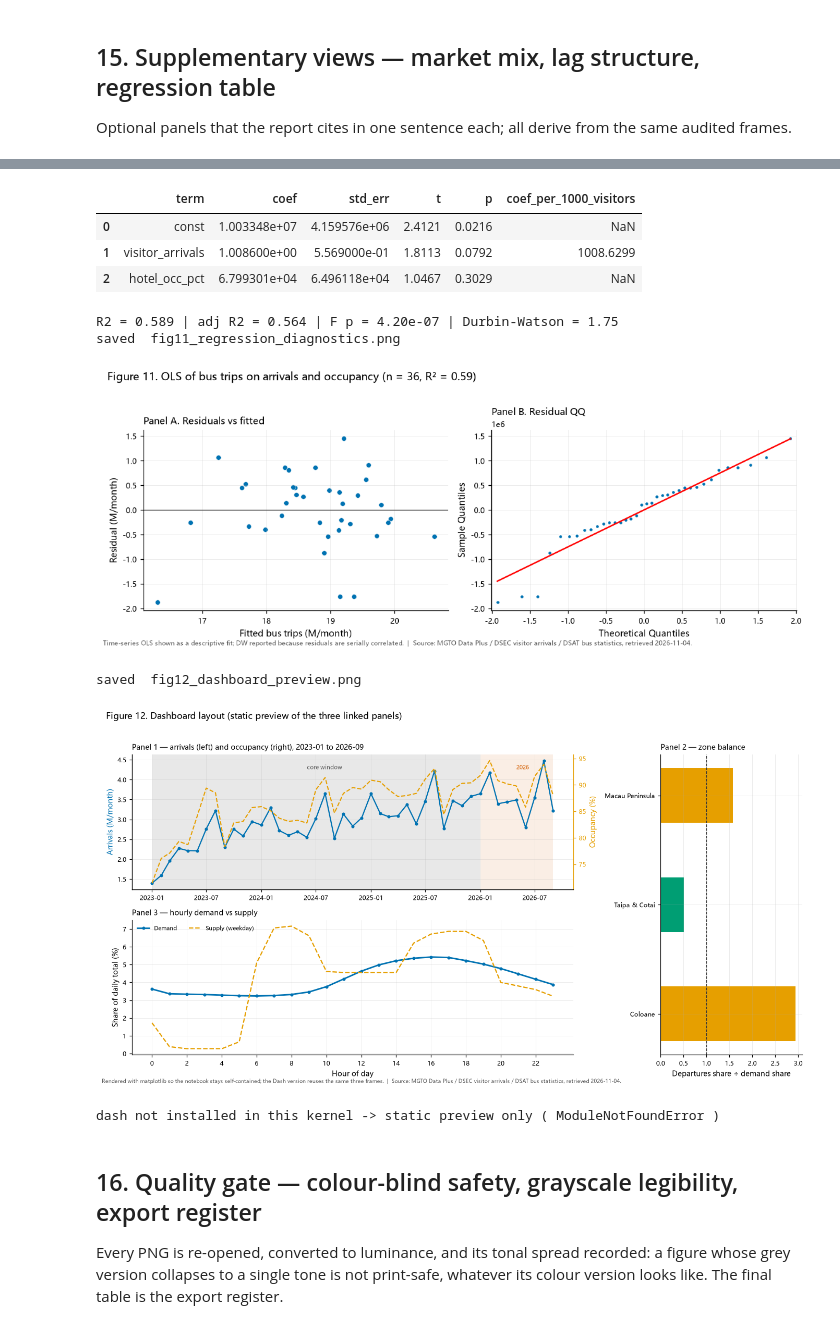
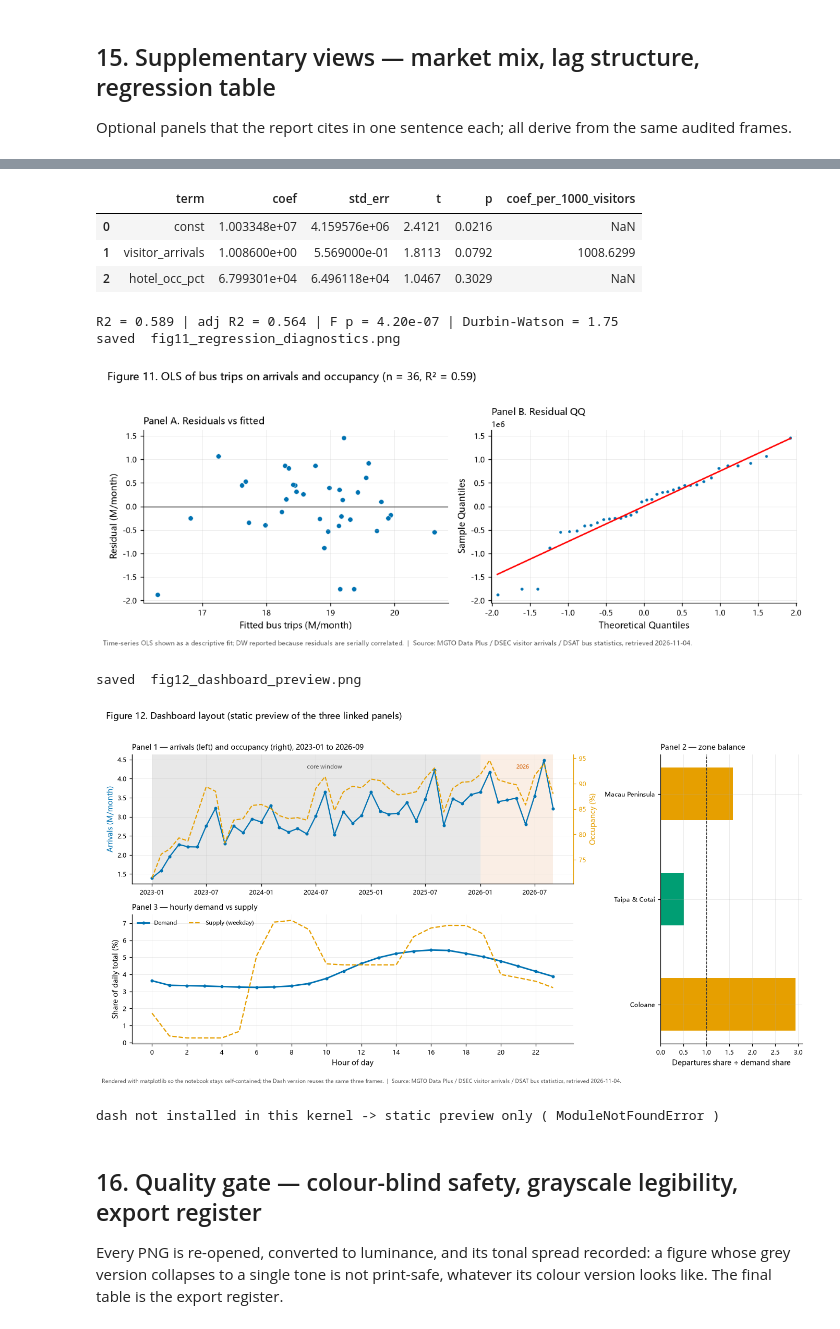
Before and after one commit to FongChinWai-Vivi/CISC7204-ClassE-Team01-2026GitHub, a Jupyter notebook: notebooks/CISC7204_ClassE_Team01_Visualization_lucas_pending test.ipynb, the cells around one changed output, grey strips where cells are left out. Saved outputs shown, nothing was run; the diff lists cells and outputs as text; code cells hidden in the pictures.

```diff
--- a/notebooks/CISC7204_ClassE_Team01_Visualization_lucas_pending test.ipynb
+++ b/notebooks/CISC7204_ClassE_Team01_Visualization_lucas_pending test.ipynb
@@ -1152,7 +1153,7 @@ ax[1].set_title("Panel B. Residual QQ", loc="left")
 fig.suptitle(f"Figure 11. OLS of bus trips on arrivals and occupancy (n = 36, R\u00b2 = {m1.rsquared:.2f})",
              x=0.01, ha="left", y=1.02)
 stamp(fig, "Time-series OLS shown as a descriptive fit; DW reported because residuals are serially correlated.")
-fig.tight_layout()
+fig.tight_layout(rect=(0, 0.03, 1, 1))
 save_fig(fig, "fig11_regression_diagnostics.png")
 plt.show()
 # %% [output]
@@ -1162,7 +1163,7 @@ plt.show()
 | 2 | hotel_occ_pct | 6.799301e+04 | 6.496118e+04 | 1.0467 | 0.3029 | NaN |
 R2 = 0.589 | adj R2 = 0.564 | F p = 4.20e-07 | Durbin-Watson = 1.75
 saved  fig11_regression_diagnostics.png
-[figure, old version]
+[figure, new version]
 # %%
 # Dashboard: the deliverable is a static composition that mirrors the Dash layout,
 # so the notebook needs neither a live server nor a browser.
@@ -1185,35 +1186,35 @@ ax.text(TS("2026-05-01"), ax.get_ylim()[1] * 0.92, "2026", fontsize=7.5, color=R
 
 ax = axd["b"]
 ax.barh(zone["zone"], zone["supply_demand_ratio"],
         color=[GREEN if v < 1 else ORANGE for v in zone["supply_demand_ratio"]], height=0.5)
 ax.axvline(1, color="#333333", ls="--", lw=0.9)
 ax.invert_yaxis()
 ax.set_xlabel("Departures share ÷ demand share")
 ax.set_title("Panel 2 — zone balance", loc="left", fontsize=9)
 
 ax = axd["c"]
 ax.plot(hourly["hour"], hourly["demand_share_pct"], color=BLUE, lw=1.9, marker="o", ms=3, label="Demand")
 ax.plot(hourly["hour"], hourly["supply_share_weekday_pct"], color=ORANGE, lw=1.5, ls="--", label="Supply (weekday)")
 ax.set_xticks(range(0, 24, 2))
 ax.set_xlabel("Hour of day")
 ax.set_ylabel("Share of daily total (%)")
 ax.set_title("Panel 3 — hourly demand vs supply", loc="left", fontsize=9)
 ax.legend(frameon=False, fontsize=7.5, ncol=2)
 
 fig.suptitle("Figure 12. Dashboard layout (static preview of the three linked panels)", x=0.01, ha="left", y=1.02)
 stamp(fig, "Rendered with matplotlib so the notebook stays self-contained; the Dash version reuses the same three frames.")
-fig.tight_layout()
+fig.tight_layout(rect=(0, 0.03, 1, 1))
 save_fig(fig, "fig12_dashboard_preview.png")
 plt.show()
 
 try:
     import dash
     print("dash available:", dash.__version__)
 except Exception as exc:
     print("dash not installed in this kernel -> static preview only (", type(exc).__name__, ")")
 # %% [output]
 saved  fig12_dashboard_preview.png
-[figure, old version]
+[figure, new version]
 dash not installed in this kernel -> static preview only ( ModuleNotFoundError )
 # %% [markdown]
 ## 16. Quality gate — colour-blind safety, grayscale legibility, export register
```
Also changed, not shown: parts of 13 cells of this notebook, 15 other files.
